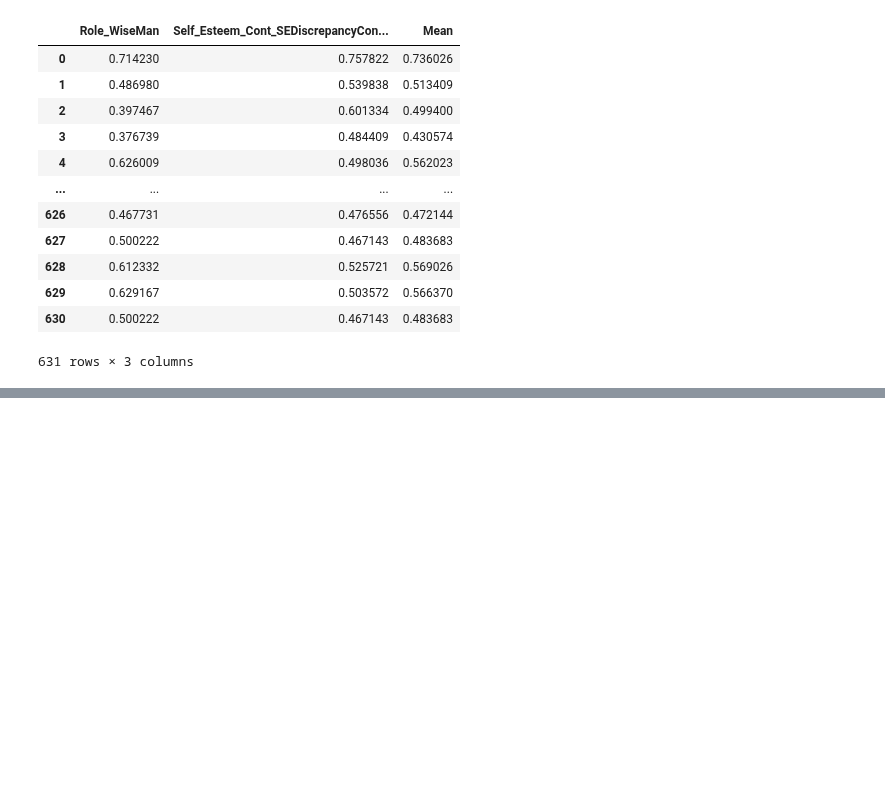
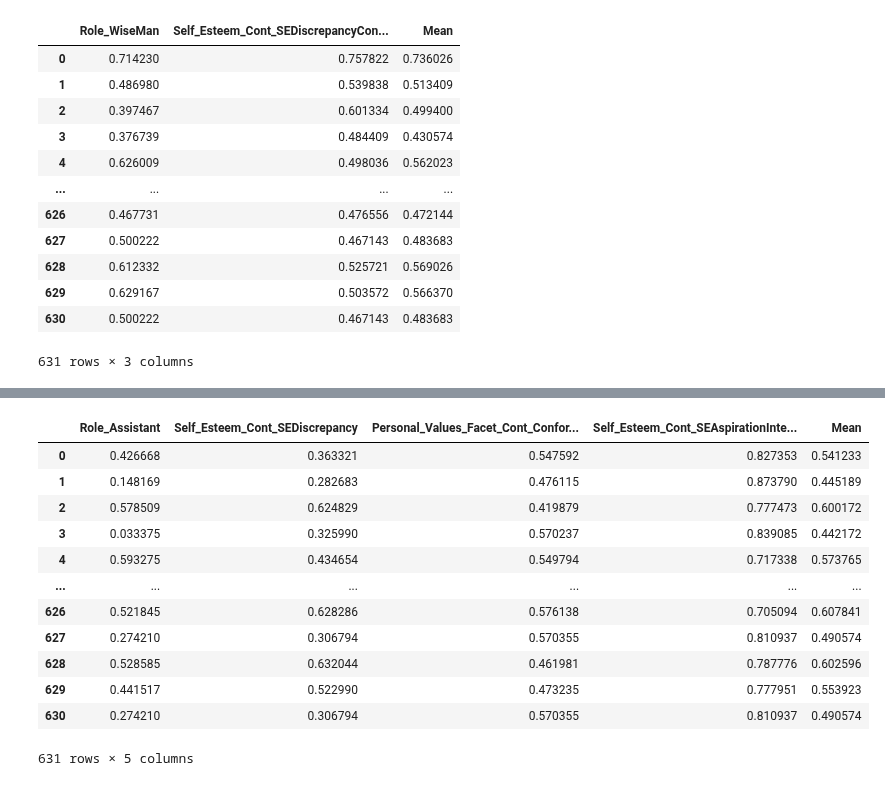
Before and after one commit to dindaslsbilla/coba, a Jupyter notebook: Untitled1.ipynb, the cells around one changed output, grey strips where cells are left out. Cells and saved outputs as stored; diff of their text form; code cells hidden in the pictures; blank space fills up the shorter version.

Commit message:
add role assistant to csv

```diff
--- a/Untitled1.ipynb
+++ b/Untitled1.ipynb
@@ -628,0 +649,25 @@ rolewiseman_df
+# %%
+roleassistant_df=pd.read_csv('maingames_roleassistant.csv')
+roleassistant_df.mean(axis=0)
+roleassistant_df.drop(columns=roleassistant_df.columns[0],
+        axis=1,
+        inplace=True)
+roleassistant_df.to_csv('maingames_roleassistant.csv',index="False")
+mean_row=roleassistant_df.mean(axis=1)
+roleassistant_df['Mean']=mean_row
+roleassistant_df.to_csv('maingames_roleassistant.csv',index="False")
+roleassistant_df
+# %% [output]
+|  | Role_Assistant | Self_Esteem_Cont_SEDiscrepancy | Personal_Values_Facet_Cont_Confor... | Self_Esteem_Cont_SEAspirationInte... | Mean |
+| 0 | 0.426668 | 0.363321 | 0.547592 | 0.827353 | 0.541233 |
+| 1 | 0.148169 | 0.282683 | 0.476115 | 0.873790 | 0.445189 |
+| 2 | 0.578509 | 0.624829 | 0.419879 | 0.777473 | 0.600172 |
+| 3 | 0.033375 | 0.325990 | 0.570237 | 0.839085 | 0.442172 |
+| 4 | 0.593275 | 0.434654 | 0.549794 | 0.717338 | 0.573765 |
+| ... | ... | ... | ... | ... | ... |
+| 626 | 0.521845 | 0.628286 | 0.576138 | 0.705094 | 0.607841 |
+| 627 | 0.274210 | 0.306794 | 0.570355 | 0.810937 | 0.490574 |
+| 628 | 0.528585 | 0.632044 | 0.461981 | 0.787776 | 0.602596 |
+| 629 | 0.441517 | 0.522990 | 0.473235 | 0.777951 | 0.553923 |
+| 630 | 0.274210 | 0.306794 | 0.570355 | 0.810937 | 0.490574 |
+631 rows × 5 columns
```
Also changed, not shown: parts of 2 cells of this notebook, 1 other file.
